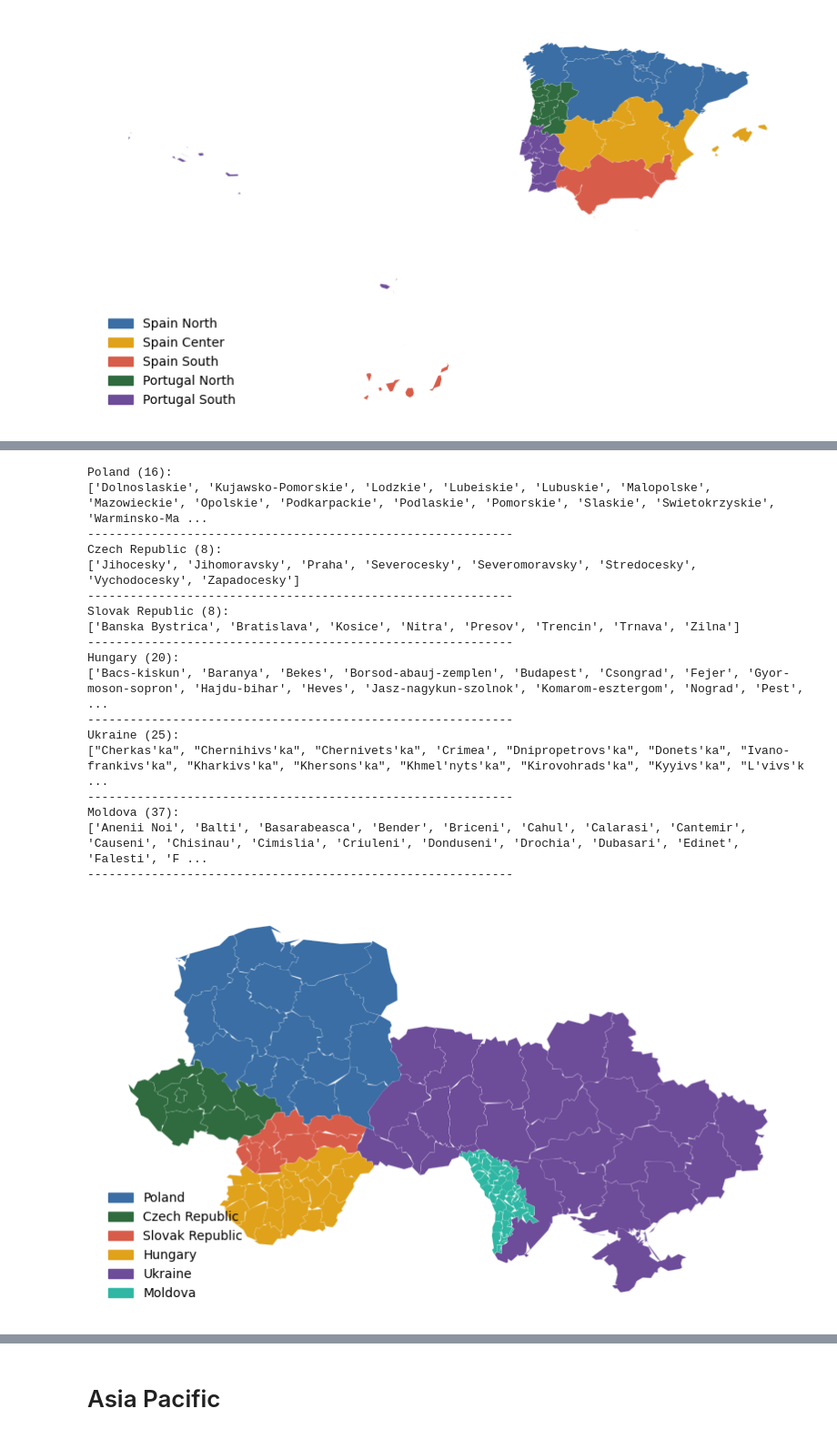
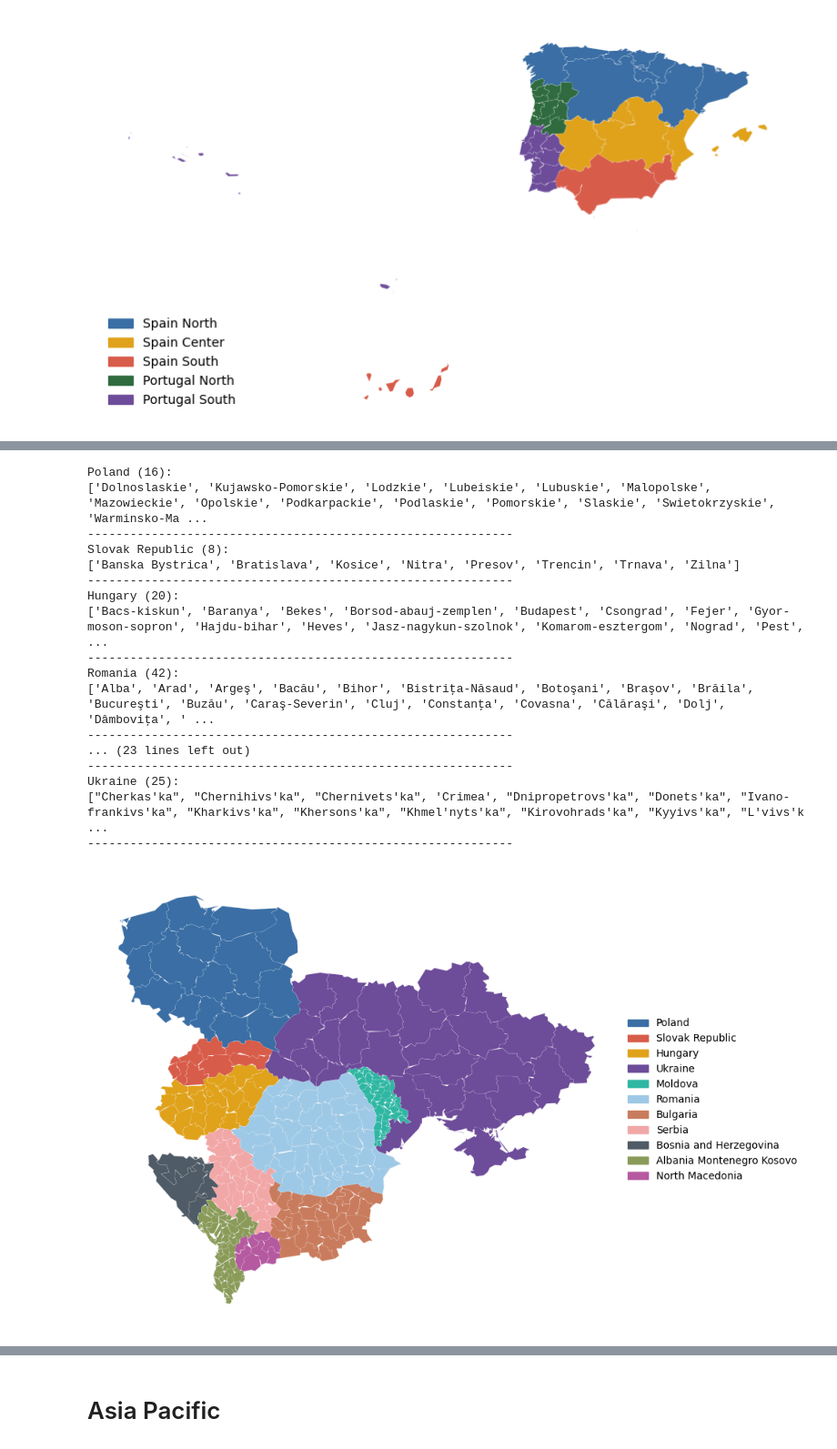
Before and after one commit to H2RES-model/H2RES-World, a Jupyter notebook: Notebooks/L2_SubCountryRegions.ipynb, the cells around one changed output, grey strips where cells are left out. Shown at 91% size. Drawn from its saved outputs; the diff is of its cells as text; code cells hidden in the pictures.

```diff
--- a/Notebooks/L2_SubCountryRegions.ipynb
+++ b/Notebooks/L2_SubCountryRegions.ipynb
@@ -823,9 +896,9 @@ plt.show()
 # %%
-IBERIAN = ["Spain","Portugal","Andorra","Gibraltar (U.K.)"]
+IBERIA = ["Spain","Portugal","Andorra","Gibraltar (U.K.)"]
 
-ip_gdf = gdf[gdf["NAM_0"].isin(IBERIAN)].copy()
+ip_gdf = gdf[gdf["NAM_0"].isin(IBERIA)].copy()
 
-for country in IBERIAN:
+for country in IBERIA:
     names = sorted(ip_gdf[ip_gdf["NAM_0"] == country]["NAM_1"].dropna().unique())
     print(f"{country} ({len(names)}):")
     print(names)
@@ -1139,19 +1116,20 @@ plt.show()
 # %%
-V4_UKRAINE_MOLDOVA = ["Poland","Czech Republic","Slovak Republic","Hungary","Ukraine","Moldova"]
+EAST_EU = [
+    "Poland","Slovak Republic","Hungary","Romania","Bulgaria",
+    "Serbia","Bosnia and Herzegovina","Montenegro","Kosovo",
+    "North Macedonia","Albania","Moldova","Ukraine"
+]
 
-v4_gdf = gdf[gdf["NAM_0"].isin(V4_UKRAINE_MOLDOVA)].copy()
+east_gdf = gdf[gdf["NAM_0"].isin(EAST_EU)].copy()
 
-for country in V4_UKRAINE_MOLDOVA:
-    names = sorted(v4_gdf[v4_gdf["NAM_0"] == country]["NAM_1"].dropna().unique())
+for country in EAST_EU:
+    names = sorted(east_gdf[east_gdf["NAM_0"] == country]["NAM_1"].dropna().unique())
     print(f"{country} ({len(names)}):")
     print(names)
     print("-" * 60)
 # %% [output]
 Poland (16):
 ['Dolnoslaskie', 'Kujawsko-Pomorskie', 'Lodzkie', 'Lubeiskie', 'Lubuskie', 'Malopolske', 'Mazowieckie', 'Opolskie', 'Podkarpackie', 'Podlaskie', 'Pomorskie', 'Slaskie', 'Swietokrzyskie', 'Warminsko-Ma ...
-------------------------------------------------------------
-Czech Republic (8):
-['Jihocesky', 'Jihomoravsky', 'Praha', 'Severocesky', 'Severomoravsky', 'Stredocesky', 'Vychodocesky', 'Zapadocesky']
 ------------------------------------------------------------
 Slovak Republic (8):
 ['Banska Bystrica', 'Bratislava', 'Kosice', 'Nitra', 'Presov', 'Trencin', 'Trnava', 'Zilna']
@@ -1159,65 +1137,81 @@ Slovak Republic (8):
 Hungary (20):
 ['Bacs-kiskun', 'Baranya', 'Bekes', 'Borsod-abauj-zemplen', 'Budapest', 'Csongrad', 'Fejer', 'Gyor-moson-sopron', 'Hajdu-bihar', 'Heves', 'Jasz-nagykun-szolnok', 'Komarom-esztergom', 'Nograd', 'Pest', ...
 ------------------------------------------------------------
+Romania (42):
+['Alba', 'Arad', 'Argeş', 'Bacău', 'Bihor', 'Bistriţa-Năsaud', 'Botoşani', 'Braşov', 'Brăila', 'Bucureşti', 'Buzău', 'Caraş-Severin', 'Cluj', 'Constanţa', 'Covasna', 'Călăraşi', 'Dolj', 'Dâmboviţa', ' ...
+------------------------------------------------------------
+... (23 lines left out)
+------------------------------------------------------------
 Ukraine (25):
 ["Cherkas'ka", "Chernihivs'ka", "Chernivets'ka", 'Crimea', "Dnipropetrovs'ka", "Donets'ka", "Ivano-frankivs'ka", "Kharkivs'ka", "Khersons'ka", "Khmel'nyts'ka", "Kirovohrads'ka", "Kyyivs'ka", "L'vivs'k ...
 ------------------------------------------------------------
-Moldova (37):
-['Anenii Noi', 'Balti', 'Basarabeasca', 'Bender', 'Briceni', 'Cahul', 'Calarasi', 'Cantemir', 'Causeni', 'Chisinau', 'Cimislia', 'Criuleni', 'Donduseni', 'Drochia', 'Dubasari', 'Edinet', 'Falesti', 'F ...
-------------------------------------------------------------
 # %%
-# --- V4 + UKRAINE + MOLDOVA ---
-V4_UKRAINE_MOLDOVA = ["Poland","Czech Republic","Slovak Republic","Hungary","Ukraine","Moldova"]
+# --- EAST EU ---
+EAST_EU = [
+    "Poland","Slovak Republic","Hungary","Romania","Bulgaria",
+    "Serbia","Bosnia and Herzegovina","Montenegro","Kosovo",
+    "North Macedonia","Albania","Moldova","Ukraine"
+]
 
-V4_REGIONS = {
+EAST_EU_REGIONS = {
     "Poland": ["Poland"],
-    "Czech Republic": ["Czech Republic"],
     "Slovak Republic": ["Slovak Republic"],
     "Hungary": ["Hungary"],
     "Ukraine": ["Ukraine"],
-    "Moldova": ["Moldova"]
+    "Moldova": ["Moldova"],
+    "Romania": ["Romania"],
+    "Bulgaria": ["Bulgaria"],
+    "Serbia": ["Serbia"],
+    "Bosnia and Herzegovina": ["Bosnia and Herzegovina"],
+    "Albania Montenegro Kosovo": ["Albania","Montenegro","Kosovo"],
+    "North Macedonia": ["North Macedonia"]
 }
 
 colors = {
     "Poland": "#3A6EA5",
-    "Czech Republic": "#2F6B3F",
     "Slovak Republic": "#D85C4A",
     "Hungary": "#E0A21B",
     "Ukraine": "#6D4C9A",
-    "Moldova": "#2FB7A3"
+    "Moldova": "#2FB7A3",
+    "Romania": "#9EC9E6",
+    "Bulgaria": "#C97C5D",
+    "Serbia": "#F2A7A7",
+    "Bosnia and Herzegovina": "#4F5B66",
+    "Albania Montenegro Kosovo": "#8A9B59",
+    "North Macedonia": "#B55AA0"
 }
 
 # --- ASSIGN ---
-v4_gdf = gdf[gdf["NAM_0"].isin(V4_UKRAINE_MOLDOVA)].copy()
-v4_gdf["L2_Region"] = None
+east_gdf = gdf[gdf["NAM_0"].isin(EAST_EU)].copy()
+east_gdf["L2_Region"] = None
 
-for region, names in V4_REGIONS.items():
-    v4_gdf.loc[v4_gdf["NAM_0"].isin(names), "L2_Region"] = region
+for region, names in EAST_EU_REGIONS.items():
+    east_gdf.loc[east_gdf["NAM_0"].isin(names), "L2_Region"] = region
 
 # --- SIMPLIFY ---
-v4_plot = v4_gdf.copy()
-v4_plot["geometry"] = v4_plot["geometry"].simplify(0.05, preserve_topology=True)
+east_plot = east_gdf.copy()
+east_plot["geometry"] = east_plot["geometry"].simplify(0.05, preserve_topology=True)
 
 # --- PLOT ---
 fig, ax = plt.subplots(1, 1, figsize=(10, 8))
-v4_plot.plot(
+east_plot.plot(
     ax=ax,
-    color=v4_plot["L2_Region"].map(colors),
+    color=east_plot["L2_Region"].map(colors),
     linewidth=0.1,
     edgecolor="white"
 )
 
 legend_handles = [mpatches.Patch(color=colors[k], label=k) for k in colors]
-ax.legend(handles=legend_handles, loc="lower left", frameon=False)
+ax.legend(handles=legend_handles, loc="center left", bbox_to_anchor=(1, 0.5), frameon=False)
 ax.set_axis_off()
 
 # --- SAVE ---
 base_dir = Path.cwd().parents[0]
 out_dir = base_dir / "Maps" / "Layer2" / "Europe"
 out_dir.mkdir(parents=True, exist_ok=True)
-out_path = out_dir / "L2_Europe_V4_Ukraine_Moldova.pdf"
+out_path = out_dir / "L2_Europe_EastEU.pdf"
 fig.savefig(out_path, dpi=100, bbox_inches="tight")
 
 plt.show()
 # %% [output]
-[figure, old version]
+[figure, new version]
```
Also changed, not shown: parts of 15 cells of this notebook, 16 other files.
